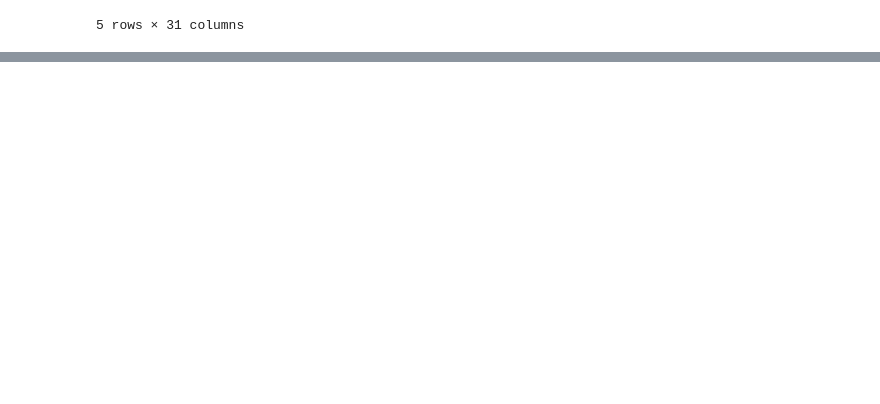
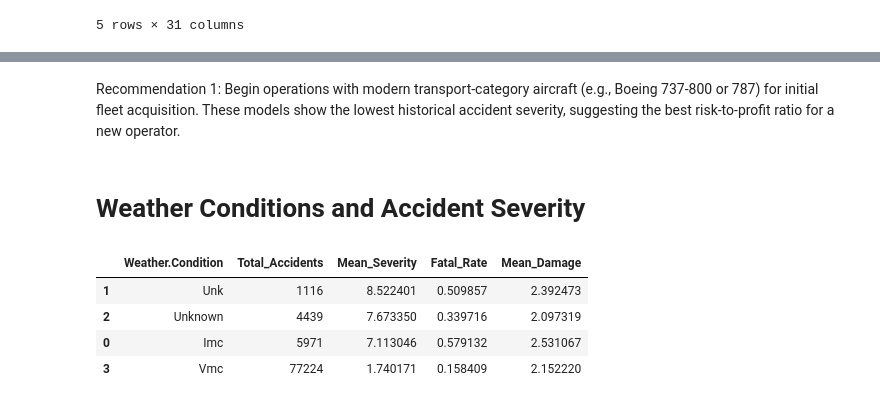
Before and after one commit to raphaelndemo/Aviation-analysis, a Jupyter notebook: index.ipynb, the cells around one changed output, grey strips where cells are left out. Drawn from its saved outputs; the diff is of its cells as text; code cells hidden in the pictures; blank space fills up the shorter version.

Commit message:
Added factor Weather condition csv

```diff
--- a/index.ipynb
+++ b/index.ipynb
@@ -211,0 +323,26 @@ df.to_csv("Clean_Aviation_Data.csv", index=False)
+# %% [markdown]
+Recommendation 1: Begin operations with modern transport-category aircraft (e.g., Boeing 737-800 or 787) for initial fleet acquisition.
+These models show the lowest historical accident severity, suggesting the best risk-to-profit ratio for a new operator.
+# %% [markdown]
+# Weather Conditions and Accident Severity
+# %%
+# Weather Analysis
+weather_summary = (
+    df.groupby('Weather.Condition')
+      .agg(
+          Total_Accidents=('Event.Id', 'count'),
+          Mean_Severity=('Severity_Index', 'mean'),
+          Fatal_Rate=('Any_Fatal', 'mean'),
+          Mean_Damage=('Damage_Score', 'mean')
+      )
+      .reset_index()
+      .sort_values('Mean_Severity', ascending=False)
+)
+
+weather_summary
+# %% [output]
+|  | Weather.Condition | Total_Accidents | Mean_Severity | Fatal_Rate | Mean_Damage |
+| 1 | Unk | 1116 | 8.522401 | 0.509857 | 2.392473 |
+| 2 | Unknown | 4439 | 7.673350 | 0.339716 | 2.097319 |
+| 0 | Imc | 5971 | 7.113046 | 0.579132 | 2.531067 |
+| 3 | Vmc | 77224 | 1.740171 | 0.158409 | 2.152220 |
```
Also changed, not shown: parts of 9 cells of this notebook, 1 other file.
